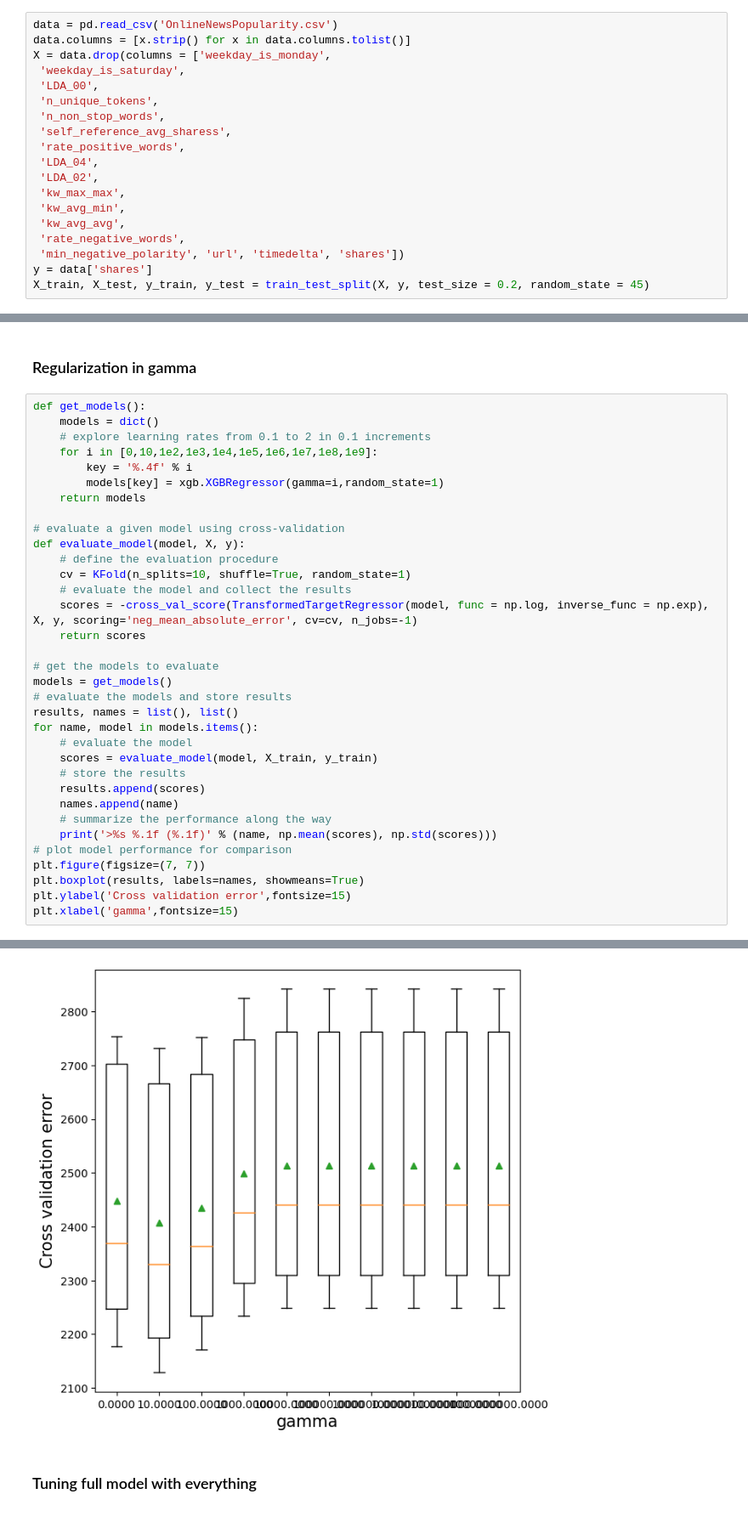
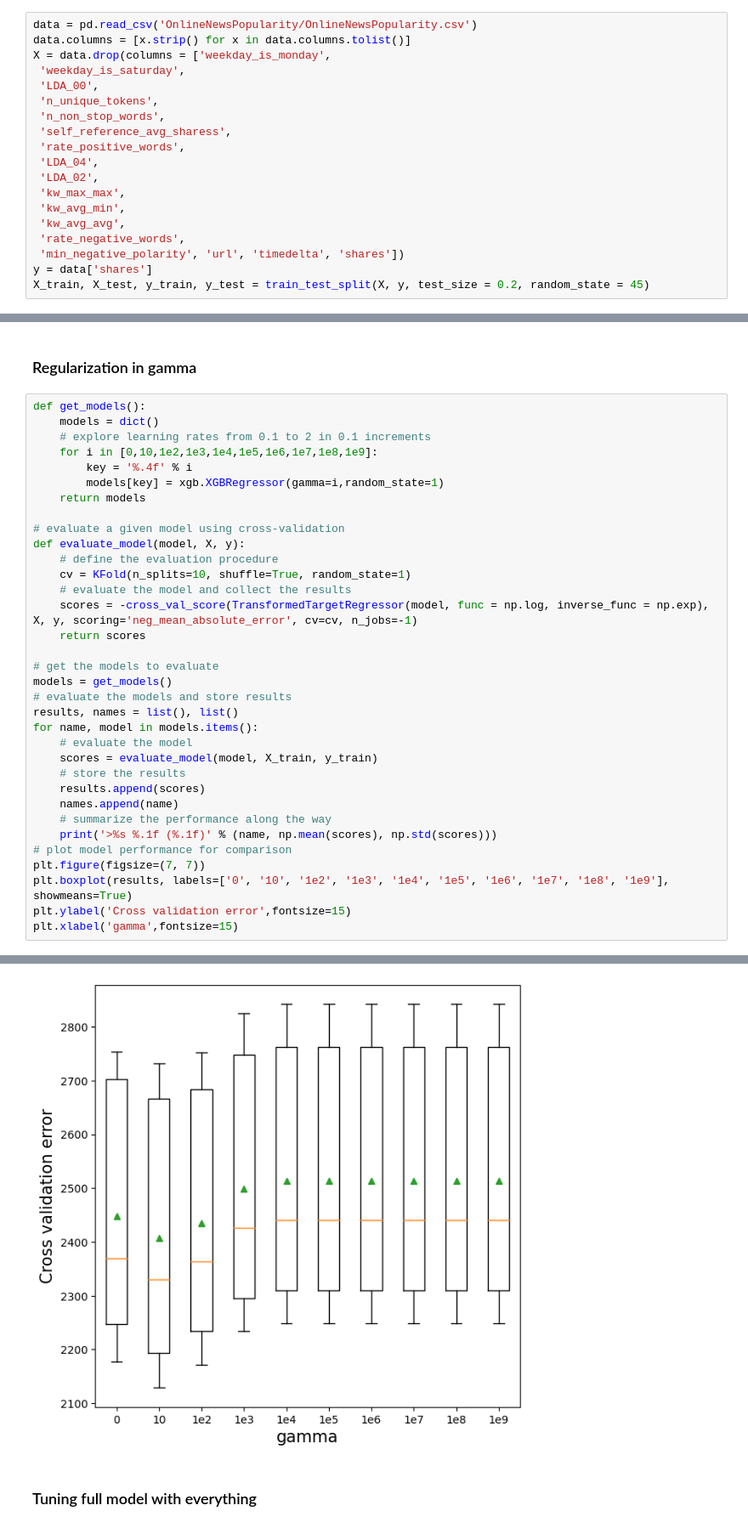
Before and after one commit to Abenezer2/303_3-Final-Project, a Jupyter notebook: XGBoost_Model_colab.ipynb, the cells around one changed output, grey strips where cells are left out. Shown: that part at 85% size. Saved outputs shown, nothing was run; the diff lists cells and outputs as text.

```diff
--- a/XGBoost_Model_colab.ipynb
+++ b/XGBoost_Model_colab.ipynb
@@ -18,7 +18,7 @@ import time as time
 import xgboost as xgb
 #from pyearth import Earth
 # %%
-data = pd.read_csv('OnlineNewsPopularity.csv')
+data = pd.read_csv('OnlineNewsPopularity/OnlineNewsPopularity.csv')
 data.columns = [x.strip() for x in data.columns.tolist()]
 X = data.drop(columns = ['weekday_is_monday',
  'weekday_is_saturday',
@@ -266,35 +266,35 @@ def evaluate_model(model, X, y):
     return scores
 
 # get the models to evaluate
 models = get_models()
 # evaluate the models and store results
 results, names = list(), list()
 for name, model in models.items():
     # evaluate the model
     scores = evaluate_model(model, X_train, y_train)
     # store the results
     results.append(scores)
     names.append(name)
     # summarize the performance along the way
     print('>%s %.1f (%.1f)' % (name, np.mean(scores), np.std(scores)))
 # plot model performance for comparison
 plt.figure(figsize=(7, 7))
-plt.boxplot(results, labels=names, showmeans=True)
+plt.boxplot(results, labels=['0', '10', '1e2', '1e3', '1e4', '1e5', '1e6', '1e7', '1e8', '1e9'], showmeans=True)
 plt.ylabel('Cross validation error',fontsize=15)
 plt.xlabel('gamma',fontsize=15)
 # %% [output]
 >0.0000 2447.4 (226.6)
 >10.0000 2406.6 (233.7)
 >100.0000 2434.8 (226.7)
 >1000.0000 2498.7 (228.5)
 >10000.0000 2513.6 (228.4)
 >100000.0000 2513.6 (228.4)
 >1000000.0000 2513.6 (228.4)
 >10000000.0000 2513.6 (228.4)
 >100000000.0000 2513.6 (228.4)
 >1000000000.0000 2513.6 (228.4)
 Text(0.5, 0, 'gamma')
-[figure, old version]
+[figure, new version]
 # %% [markdown]
 ### Tuning full model with everything
 # %%
```
Also changed, not shown: parts of 3 cells of this notebook, 2 other files.
